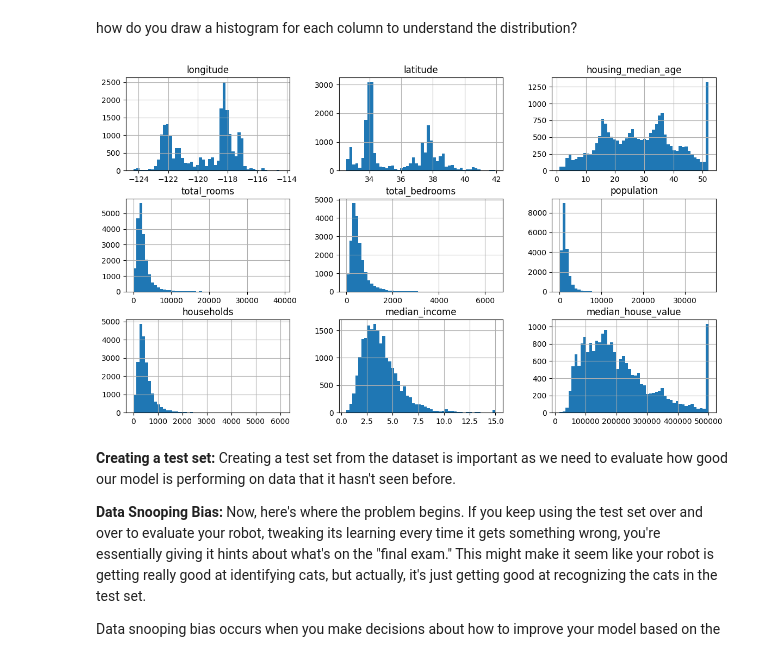
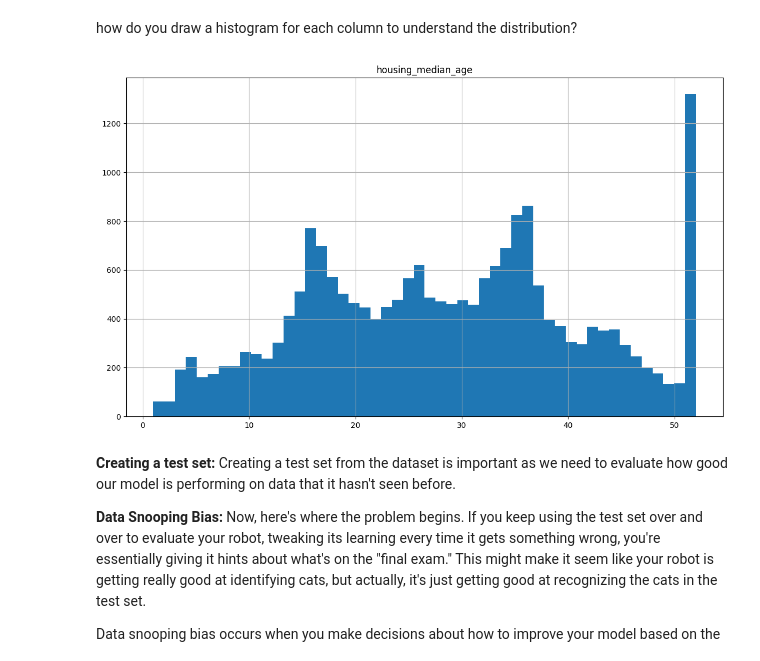
Before and after one commit to ganeshgaiy/ML---district-median-house-pricing-california, a Jupyter notebook: housing-prices-predict.ipynb, the cells around one changed output. Cells and saved outputs as stored; diff of their text form; code cells hidden in the pictures.

```diff
--- a/housing-prices-predict.ipynb
+++ b/housing-prices-predict.ipynb
@@ -83,10 +83,10 @@ housing.describe()
 how do you draw a histogram for each column to understand the distribution?
 # %%
 import matplotlib.pyplot as plt
-housing.hist(bins=50, figsize=(14,8))
+housing[["housing_median_age"]].hist(bins=50, figsize=(14,8))
 plt.show()
 # %% [output]
-[figure, old version]
+[figure, new version]
 # %% [markdown]
 **Creating a test set:**
 Creating a test set from the dataset is important as we need to evaluate how good our model is performing on data that it hasn't seen before.
```
Also changed, not shown: parts of 8 cells of this notebook.
